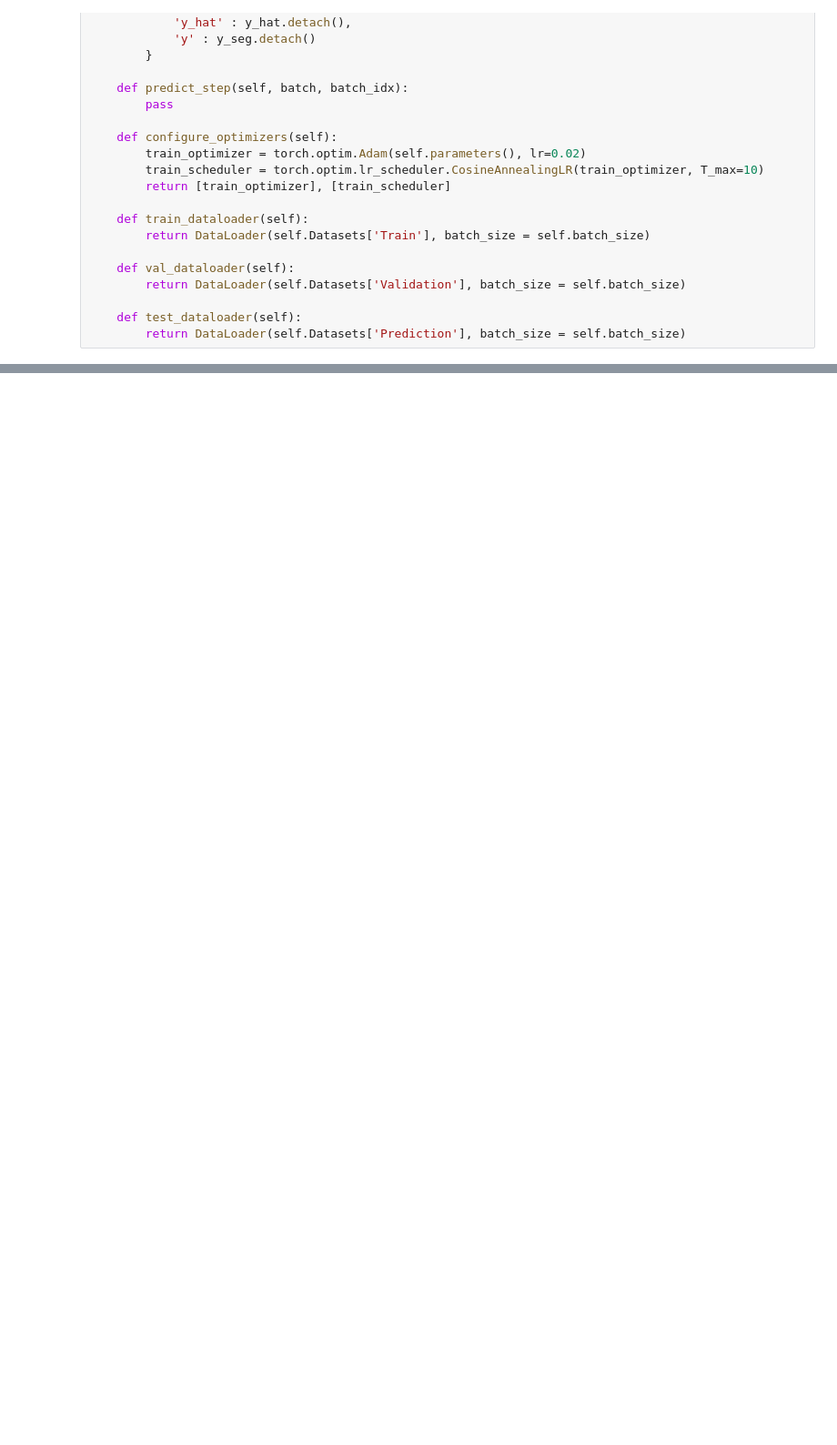
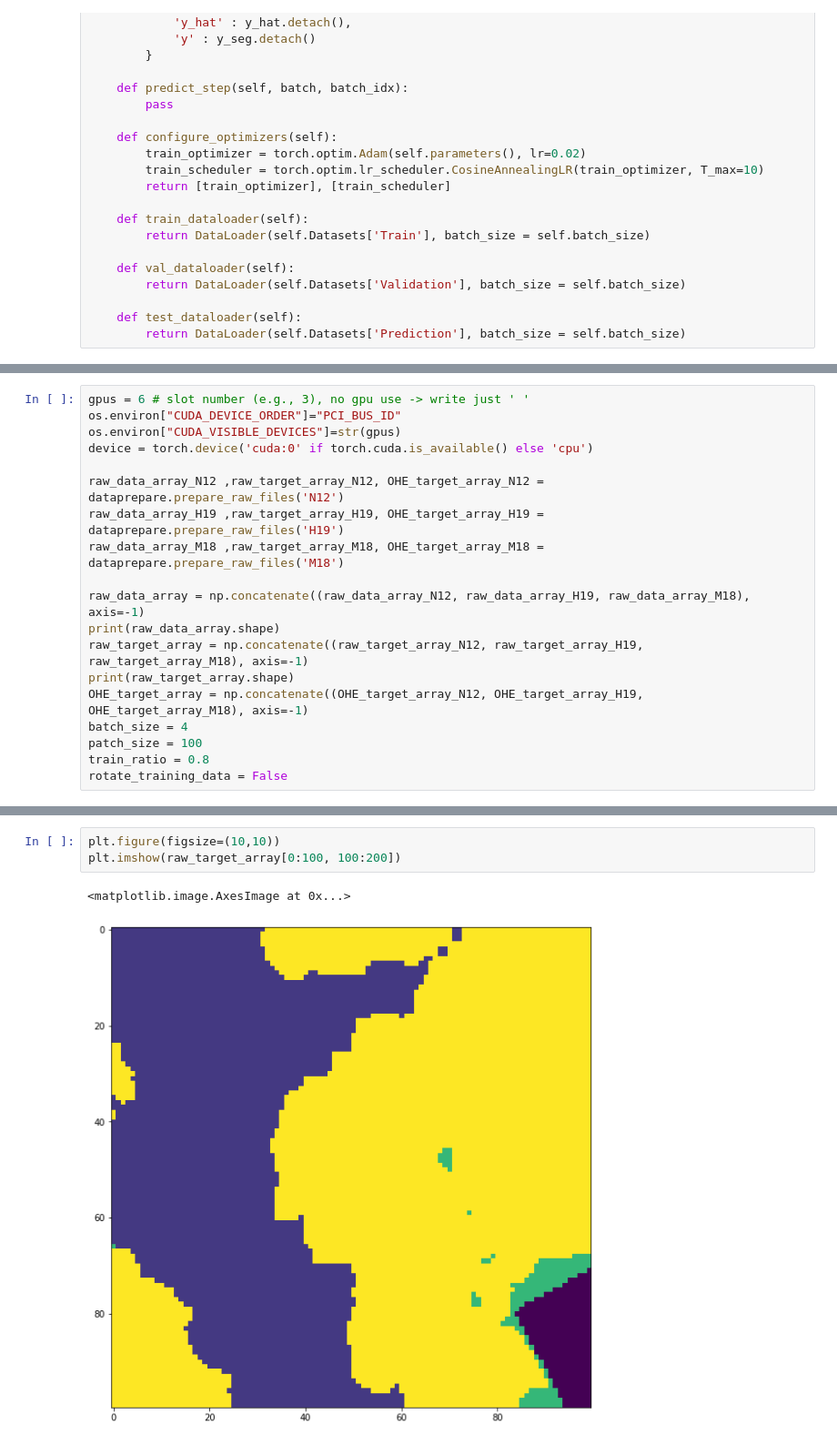
Before and after one commit to Yumbang/Codes, a Jupyter notebook: UrbanGreenSegmentation.ipynb, the cells around one changed output, grey strips where cells are left out. Shown at 91% size. Saved outputs shown, nothing was run; the diff lists cells and outputs as text; blank space fills up the shorter version.

```diff
--- a/UrbanGreenSegmentation.ipynb
+++ b/UrbanGreenSegmentation.ipynb
@@ -111,0 +141,19 @@ class UrbanGreenSegmentation(nn.Module):
+# %%
+gpus = 6 # slot number (e.g., 3), no gpu use -> write just ' '
+os.environ["CUDA_DEVICE_ORDER"]="PCI_BUS_ID"
+os.environ["CUDA_VISIBLE_DEVICES"]=str(gpus)
+device = torch.device('cuda:0' if torch.cuda.is_available() else 'cpu')
+
+raw_data_array_N12 ,raw_target_array_N12, OHE_target_array_N12 = dataprepare.prepare_raw_files('N12')
+raw_data_array_H19 ,raw_target_array_H19, OHE_target_array_H19 = dataprepare.prepare_raw_files('H19')
+raw_data_array_M18 ,raw_target_array_M18, OHE_target_array_M18 = dataprepare.prepare_raw_files('M18')
+
+raw_data_array = np.concatenate((raw_data_array_N12, raw_data_array_H19, raw_data_array_M18), axis=-1)
+print(raw_data_array.shape)
+raw_target_array = np.concatenate((raw_target_array_N12, raw_target_array_H19, raw_target_array_M18), axis=-1)
+print(raw_target_array.shape)
+OHE_target_array = np.concatenate((OHE_target_array_N12, OHE_target_array_H19, OHE_target_array_M18), axis=-1)
+batch_size = 4
+patch_size = 100
+train_ratio = 0.8
+rotate_training_data = False
@@ -112 +166,7 @@ class UrbanGreenSegmentation(nn.Module):
+# %%
+plt.figure(figsize=(10,10))
+plt.imshow(raw_target_array[0:100, 100:200])
+# %% [output]
+<matplotlib.image.AxesImage at 0x...>
+[figure, added]
 # %%
```
Also changed, not shown: parts of 14 cells of this notebook, 4 other files.
